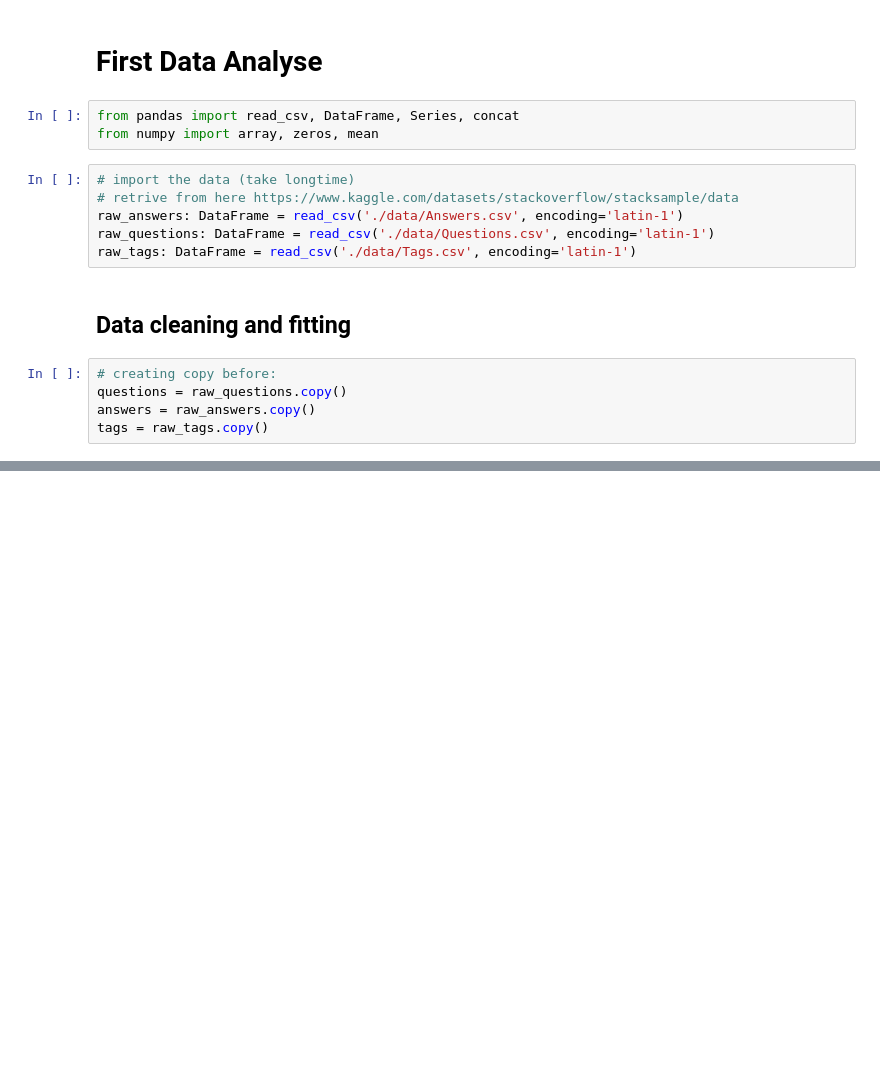
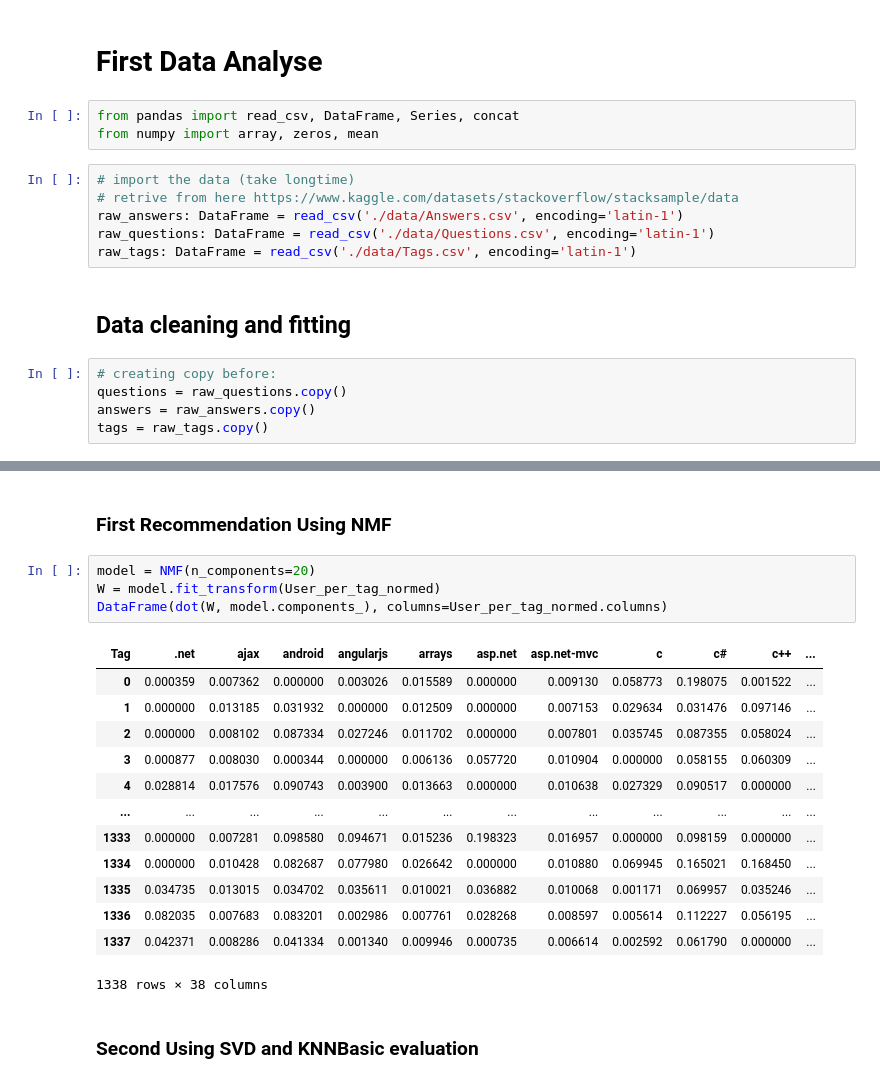
Before and after one commit to valentincuzin/StackOverflow_analyse, a Jupyter notebook: FirstAnalyse.ipynb, the cells around one changed output, grey strips where cells are left out. Drawn from its saved outputs; the diff is of its cells as text; blank space fills up the shorter version.

Commit message:
Big progress in recommendation system

```diff
--- a/FirstAnalyse.ipynb
+++ b/FirstAnalyse.ipynb
@@ -93,0 +124,22 @@ User_per_tag
+# %% [markdown]
+### First Recommendation Using NMF
+# %%
+model = NMF(n_components=20)
+W = model.fit_transform(User_per_tag_normed)
+DataFrame(dot(W, model.components_), columns=User_per_tag_normed.columns)
+# %% [output]
+| Tag | .net | ajax | android | angularjs | arrays | asp.net | asp.net-mvc | c | c# | c++ | ... |
+| 0 | 0.000359 | 0.007362 | 0.000000 | 0.003026 | 0.015589 | 0.000000 | 0.009130 | 0.058773 | 0.198075 | 0.001522 | ... |
+| 1 | 0.000000 | 0.013185 | 0.031932 | 0.000000 | 0.012509 | 0.000000 | 0.007153 | 0.029634 | 0.031476 | 0.097146 | ... |
+| 2 | 0.000000 | 0.008102 | 0.087334 | 0.027246 | 0.011702 | 0.000000 | 0.007801 | 0.035745 | 0.087355 | 0.058024 | ... |
+| 3 | 0.000877 | 0.008030 | 0.000344 | 0.000000 | 0.006136 | 0.057720 | 0.010904 | 0.000000 | 0.058155 | 0.060309 | ... |
+| 4 | 0.028814 | 0.017576 | 0.090743 | 0.003900 | 0.013663 | 0.000000 | 0.010638 | 0.027329 | 0.090517 | 0.000000 | ... |
+| ... | ... | ... | ... | ... | ... | ... | ... | ... | ... | ... | ... |
+| 1333 | 0.000000 | 0.007281 | 0.098580 | 0.094671 | 0.015236 | 0.198323 | 0.016957 | 0.000000 | 0.098159 | 0.000000 | ... |
+| 1334 | 0.000000 | 0.010428 | 0.082687 | 0.077980 | 0.026642 | 0.000000 | 0.010880 | 0.069945 | 0.165021 | 0.168450 | ... |
+| 1335 | 0.034735 | 0.013015 | 0.034702 | 0.035611 | 0.010021 | 0.036882 | 0.010068 | 0.001171 | 0.069957 | 0.035246 | ... |
+| 1336 | 0.082035 | 0.007683 | 0.083201 | 0.002986 | 0.007761 | 0.028268 | 0.008597 | 0.005614 | 0.112227 | 0.056195 | ... |
+| 1337 | 0.042371 | 0.008286 | 0.041334 | 0.001340 | 0.009946 | 0.000735 | 0.006614 | 0.002592 | 0.061790 | 0.000000 | ... |
+1338 rows × 38 columns
+# %% [markdown]
+### Second Using SVD and KNNBasic evaluation
```
Also changed, not shown: parts of 12 cells of this notebook.
